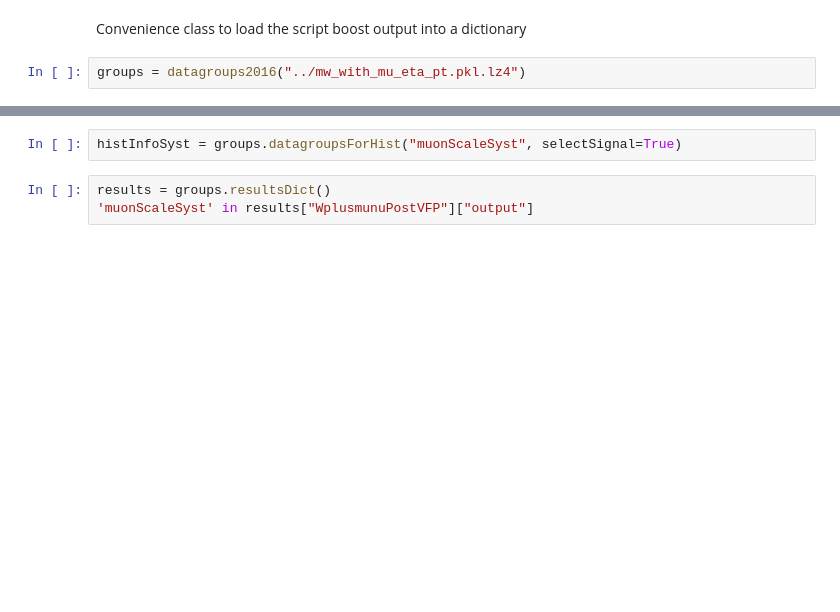
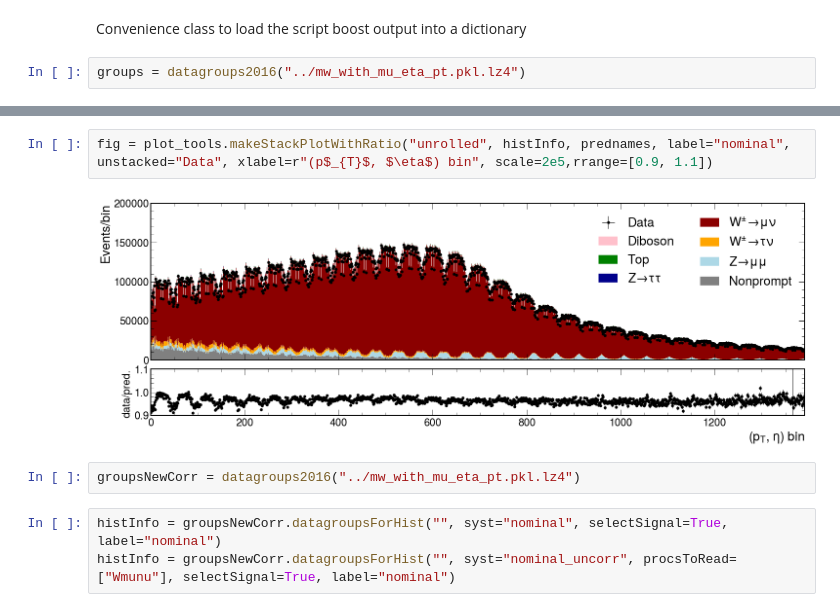
Before and after one commit to bendavid/WRemnants, a Jupyter notebook: notebooks/PlotScratch.ipynb, the cells around one changed output, grey strips where cells are left out. Drawn from its saved outputs; the diff is of its cells as text; blank space fills up the shorter version.

```diff
--- a/notebooks/PlotScratch.ipynb
+++ b/notebooks/PlotScratch.ipynb
@@ -34,5 +55,9 @@ res["WminusmunuPostVFP"]["output"]["muonScaleSyst"]
 # %%
-histInfoSyst = groups.datagroupsForHist("muonScaleSyst", selectSignal=True)
+fig = plot_tools.makeStackPlotWithRatio("unrolled", histInfo, prednames, label="nominal", unstacked="Data", xlabel=r"(p$_{T}$, $\eta$) bin", scale=2e5,rrange=[0.9, 1.1])
+# %% [output]
+[figure, added]
 # %%
-results = groups.resultsDict()
-'muonScaleSyst' in results["WplusmunuPostVFP"]["output"]
+groupsNewCorr = datagroups2016("../mw_with_mu_eta_pt.pkl.lz4")
+# %%
+histInfo = groupsNewCorr.datagroupsForHist("", syst="nominal", selectSignal=True, label="nominal")
+histInfo = groupsNewCorr.datagroupsForHist("", syst="nominal_uncorr", procsToRead=["Wmunu"], selectSignal=True, label="nominal")
```
Also changed, not shown: parts of 10 cells of this notebook, 11 other files.
